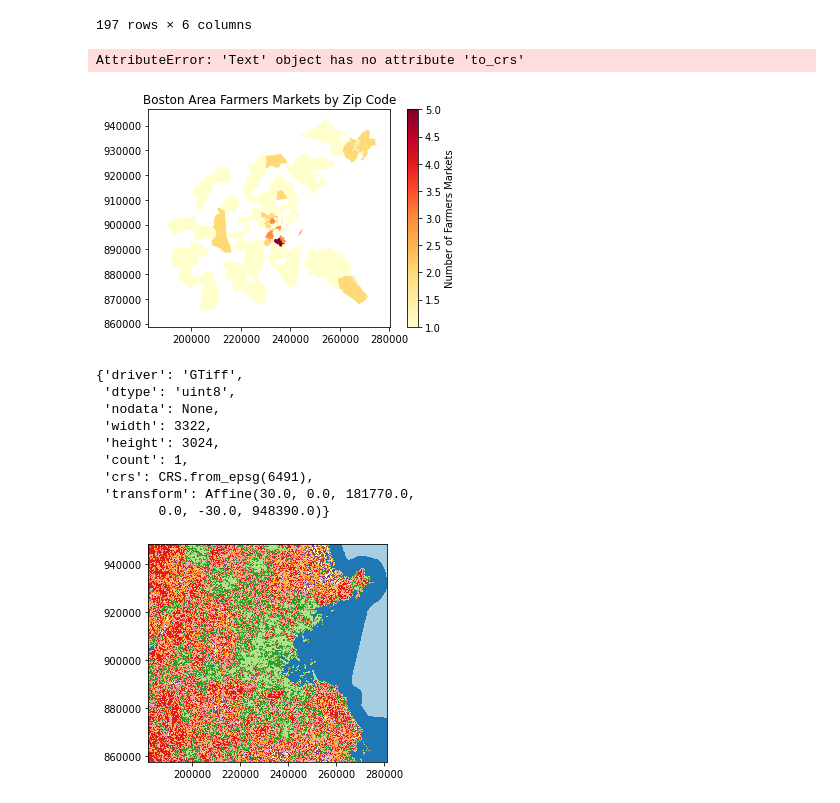
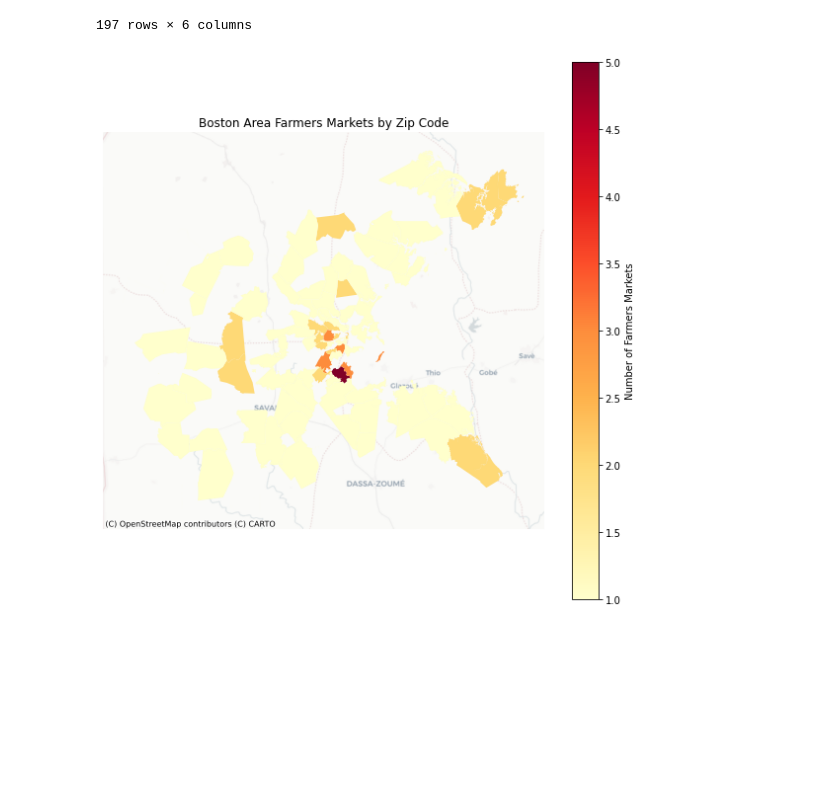
Before and after one commit to oreade01/UEP239_Final_Project, a Jupyter notebook: suitability.ipynb, the cells around one changed output. Cells and saved outputs as stored; diff of their text form; code cells hidden in the pictures; blank space fills up the shorter version.

```diff
--- a/suitability.ipynb
+++ b/suitability.ipynb
@@ -32,5 +32,8 @@ boundaries.head()
 | 3 | 5 | Franklin | None | 1970-01-01 | None | 1970-01-01 | {4804E708-6B89-4A85-9383-BD91F758... | 1.876456e+09 | 2.527017e+05 | ... |
 | 4 | 6 | Montachusett | None | 1970-01-01 | None | 1970-01-01 | {F315DA63-C9CF-40EE-8AA7-5ABA2E1F... | 1.772355e+09 | 2.748684e+05 | ... |
 # %%
-boundaries.plot(column='OBJECTID')
+fig, ax = plt.subplots(figsize=(10, 10))
+boundaries.plot(column='OBJECTID',cmap = 'PiYG', ax=ax).set_title('Massachusetts Municipal Boundaries')
+cx.add_basemap(ax, source=cx.providers.CartoDB.Positron)
+ax.set_axis_off()
 # %% [output]
@@ -48,5 +50,8 @@ zipcodes.head()
 | 3 | 25 | 02646 | 2502646 | B5 | G6350 | S | 7798581 | 801405 | +41.6705961 | ... |
 | 4 | 25 | 01237 | 2501237 | B5 | G6350 | S | 160121626 | 1140685 | +42.5478177 | ... |
 # %%
-zipcodes.plot(column='GEOID10', cmap='spring')
+fig, ax = plt.subplots(figsize=(10, 10))
+zipcodes.plot(column='ZCTA5CE10',cmap = 'spring', ax=ax).set_title('Massachusetts Zip Codes')
+cx.add_basemap(ax, source=cx.providers.Stamen.TonerLite)
+ax.set_axis_off()
 # %% [output]
@@ -329,8 +332,9 @@ boston_zipcodes
 | 196 | 01503 | 33598202 | MULTIPOLYGON (((192620.359 903410... | 1.0 | 1.0 | NaN |
 197 rows × 6 columns
 # %%
-markets_map = boston_zipcodes.plot(legend=True,column='market_count',cmap = 'YlOrRd',legend_kwds={'label':'Number of Farmers Markets'}).set_title('Boston Area Farmers Markets by Zip Code')
-cx.add_basemap(markets_map)
+fig, ax = plt.subplots(figsize=(10, 10))
+boston_zipcodes.plot(legend=True,column='market_count',cmap = 'YlOrRd',ax=ax,legend_kwds={'label':'Number of Farmers Markets'}).set_title('Boston Area Farmers Markets by Zip Code')
+cx.add_basemap(ax, source=cx.providers.CartoDB.Positron)
+ax.set_axis_off()
 # %% [output]
-AttributeError: 'Text' object has no attribute 'to_crs'
-[figure, old version]
+[figure, new version]
@@ -346,17 +341,2 @@ with rasterio.open('data/landcover.tif') as landcover_raster:
-# %%
-landcover_raster.meta
-# %% [output]
-{'driver': 'GTiff',
- 'dtype': 'uint8',
- 'nodata': None,
- 'width': 3322,
- 'height': 3024,
- 'count': 1,
- 'crs': CRS.from_epsg(6491),
- 'transform': Affine(30.0, 0.0, 181770.0,
-        0.0, -30.0, 948390.0)}
 # %%
-show(landcover, transform=transform, cmap='Paired')
-plt.show()
+ACS = pd.read_csv('data/demographics/demographics/ACS.csv',header=1)
-# %% [output]
-[figure, removed]
```
Also changed, not shown: parts of 34 cells of this notebook, 22 other files.
